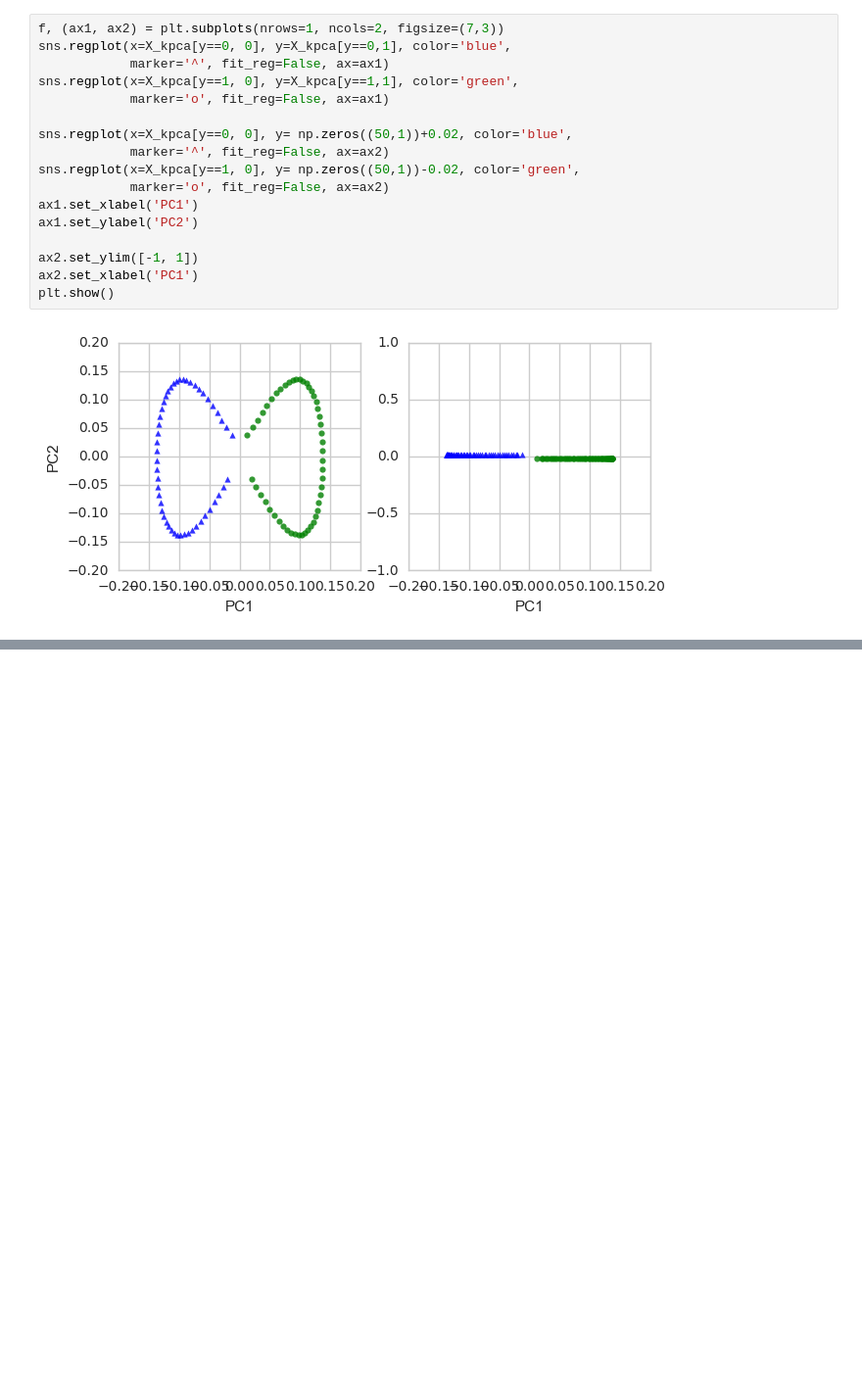
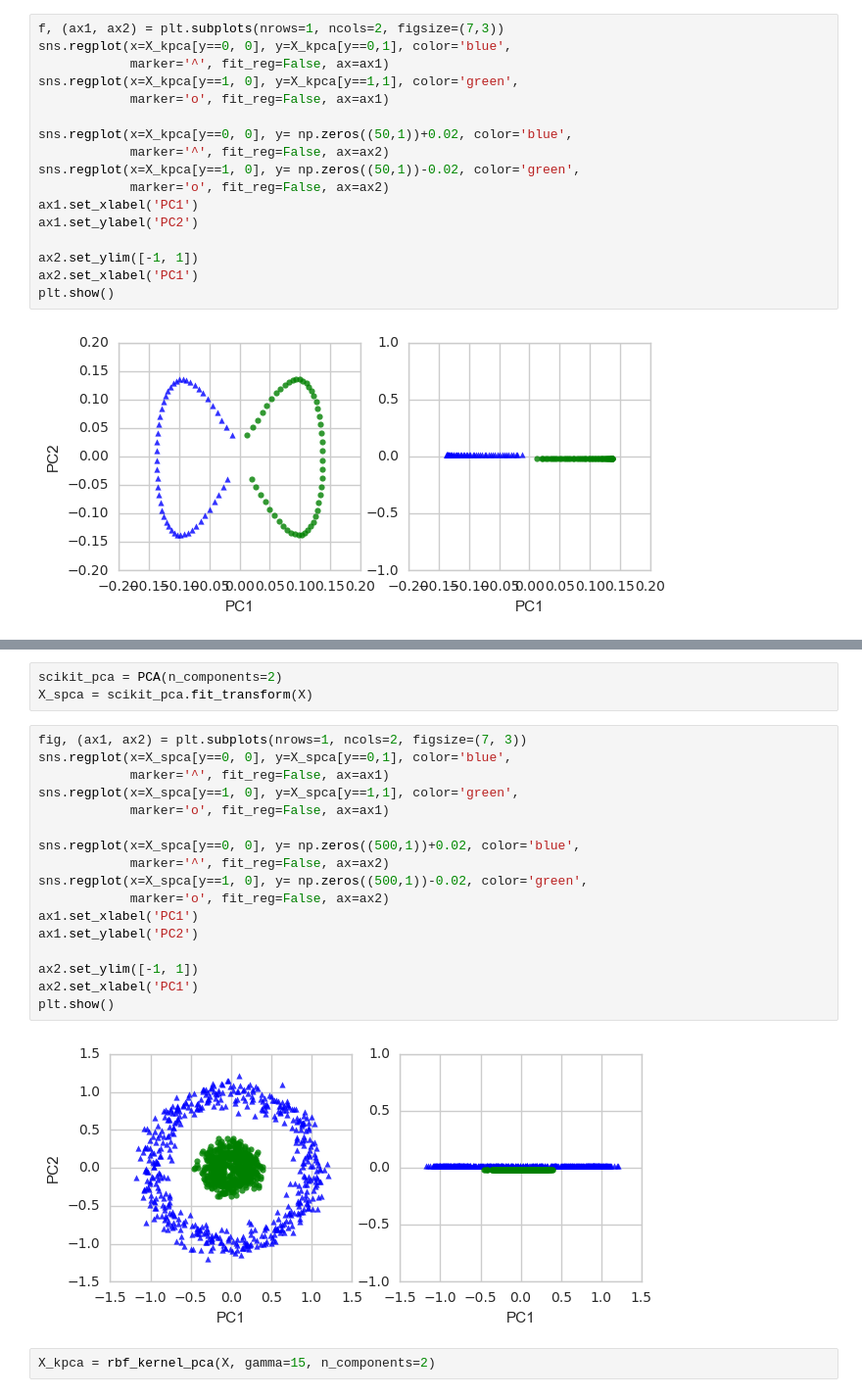
Before and after one commit to Mystery-College-of-The-Adapts/Machine-Learning-and-Deep-Learning, a Jupyter notebook: Python Machine Learning/Compressing Data via Dimensionality Reduction/Compressing Data.ipynb, the cells around one changed output, grey strips where cells are left out. Shown: that part at 98% size. Saved outputs shown, nothing was run; the diff lists cells and outputs as text; blank space fills up the shorter version.

```diff
--- a/Python Machine Learning/Compressing Data via Dimensionality Reduction/Compressing Data.ipynb
+++ b/Python Machine Learning/Compressing Data via Dimensionality Reduction/Compressing Data.ipynb
@@ -678,0 +699,24 @@ plt.show()
+# %%
+scikit_pca = PCA(n_components=2)
+X_spca = scikit_pca.fit_transform(X)
+# %%
+fig, (ax1, ax2) = plt.subplots(nrows=1, ncols=2, figsize=(7, 3))
+sns.regplot(x=X_spca[y==0, 0], y=X_spca[y==0,1], color='blue',
+            marker='^', fit_reg=False, ax=ax1)
+sns.regplot(x=X_spca[y==1, 0], y=X_spca[y==1,1], color='green',
+            marker='o', fit_reg=False, ax=ax1)
+
+sns.regplot(x=X_spca[y==0, 0], y= np.zeros((500,1))+0.02, color='blue',
+            marker='^', fit_reg=False, ax=ax2)
+sns.regplot(x=X_spca[y==1, 0], y= np.zeros((500,1))-0.02, color='green',
+            marker='o', fit_reg=False, ax=ax2)
+ax1.set_xlabel('PC1')
+ax1.set_ylabel('PC2')
+
+ax2.set_ylim([-1, 1])
+ax2.set_xlabel('PC1')
+plt.show()
+# %% [output]
+[figure, added]
+# %%
+X_kpca = rbf_kernel_pca(X, gamma=15, n_components=2)
```
Also changed, not shown: parts of 8 cells of this notebook.
